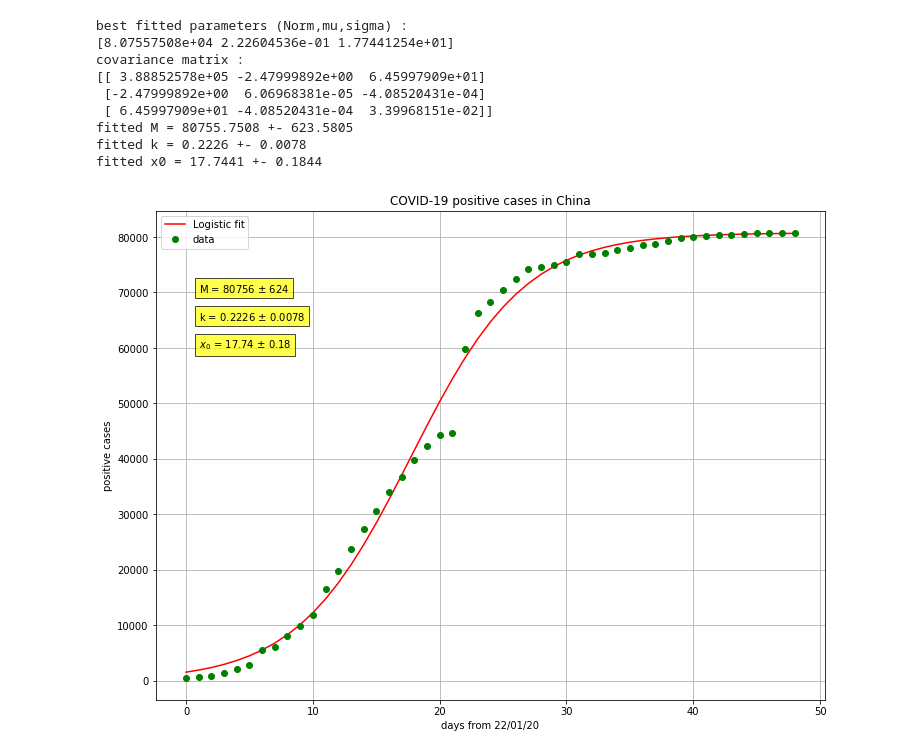
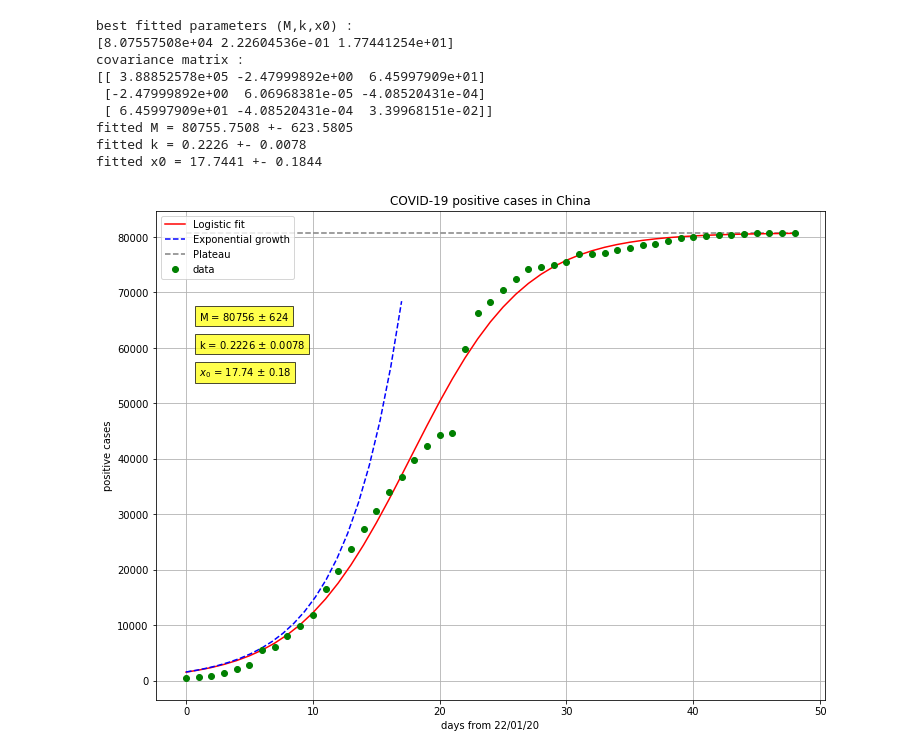
Before and after one commit to mmarchegiani/covid-19, a Jupyter notebook: china-fit.ipynb, the cells around one changed output. Cells and saved outputs as stored; diff of their text form; code cells hidden in the pictures.

```diff
--- a/china-fit.ipynb
+++ b/china-fit.ipynb
@@ -38,6 +38,9 @@ time = range(len(cases_china))
 # %%
 def f(x, M, k, x0):
     return M/(1 + np.exp(-k*(x-x0)))
+
+def g(x, M, k, x0):
+    return M*np.exp(k*(x-x0))
 
 initial_guess = (80000, 0.1, 20)
 upbound       = [90000, 1, 50]
@@ -47,41 +50,44 @@ lowbound      = [70000,0,0]
 popt, pcov = curve_fit(f,time,cases_china,p0=initial_guess,bounds=[lowbound,upbound])
 #popt, pcov = optimize.curve_fit(Gaussian,bins20,binData20,sigma=sigma)
 
-print('best fitted parameters (Norm,mu,sigma) : ')
+print('best fitted parameters (M,k,x0) : ')
 print(popt)
 print('covariance matrix : ')
 print(pcov)
 
 #To get parameters uncertainties we take the square root from diagonal elements of the covariance matrix
 print('fitted M = %.4f +- %.4f ' %(popt[0],np.sqrt(np.diag(pcov)[0])) )
 print('fitted k = %.4f +- %.4f ' %(popt[1],np.sqrt(np.diag(pcov)[1])) )
 print('fitted x0 = %.4f +- %.4f ' %(popt[2],np.sqrt(np.diag(pcov)[2])) )
 
 fitted_M = [popt[0],np.sqrt(np.diag(pcov)[0])]
 fitted_k = [popt[1],np.sqrt(np.diag(pcov)[1])]
 fitted_x0 = [popt[2],np.sqrt(np.diag(pcov)[2])]
 
 plt.figure(figsize=[12,9])
 plt.errorbar(time, cases_china,fmt='o',ecolor='g',c='g',label="data")
 plt.plot(time,f(time,fitted_M[0],fitted_k[0],fitted_x0[0]),'r',label='Logistic fit')
+time_truncated = np.linspace(0,17, 21)
+plt.plot(time_truncated,g(time_truncated,fitted_M[0],fitted_k[0],fitted_x0[0]),'b',linestyle='--',label='Exponential growth')
+plt.hlines(fitted_M[0], 0, time[-1], colors='grey', linestyle='--', label='Plateau')
 plt.legend(loc="upper left")
 plt.grid()
 plt.xlabel('days from 22/01/20')
 plt.ylabel('positive cases')
 plt.title('COVID-19 positive cases in China')
 #plt.text(1, 50000, r'1/(1 + exp(-k(x-x0)))' % (fitted_M[0], fitted_M[1]), bbox=dict(facecolor='yellow', alpha=0.7))
-plt.text(1, 70000, r'M = %1.0f $\pm$ %1.0f' % (fitted_M[0], fitted_M[1]), bbox=dict(facecolor='yellow', alpha=0.7))
-plt.text(1, 65000, r'k = %1.4f $\pm$ %1.4f' % (fitted_k[0], fitted_k[1]), bbox=dict(facecolor='yellow', alpha=0.7))
-plt.text(1, 60000, r'$x_0$ = %1.2f $\pm$ %1.2f' % (fitted_x0[0], fitted_x0[1]), bbox=dict(facecolor='yellow', alpha=0.7))
+plt.text(1, 65000, r'M = %1.0f $\pm$ %1.0f' % (fitted_M[0], fitted_M[1]), bbox=dict(facecolor='yellow', alpha=0.7))
+plt.text(1, 60000, r'k = %1.4f $\pm$ %1.4f' % (fitted_k[0], fitted_k[1]), bbox=dict(facecolor='yellow', alpha=0.7))
+plt.text(1, 55000, r'$x_0$ = %1.2f $\pm$ %1.2f' % (fitted_x0[0], fitted_x0[1]), bbox=dict(facecolor='yellow', alpha=0.7))
 plt.show()
 # %% [output]
-best fitted parameters (Norm,mu,sigma) :
+best fitted parameters (M,k,x0) :
 [8.07557508e+04 2.22604536e-01 1.77441254e+01]
 covariance matrix :
 [[ 3.88852578e+05 -2.47999892e+00  6.45997909e+01]
  [-2.47999892e+00  6.06968381e-05 -4.08520431e-04]
  [ 6.45997909e+01 -4.08520431e-04  3.39968151e-02]]
 fitted M = 80755.7508 +- 623.5805
 fitted k = 0.2226 +- 0.0078
 fitted x0 = 17.7441 +- 0.1844
-[figure, old version]
+[figure, new version]
```
